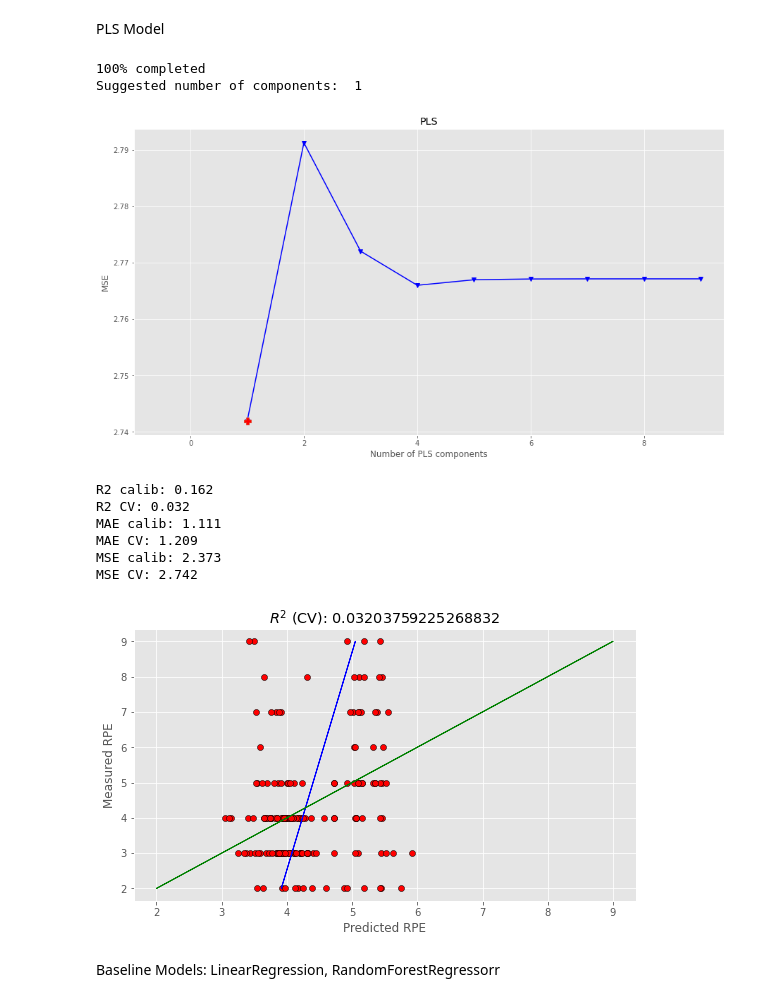
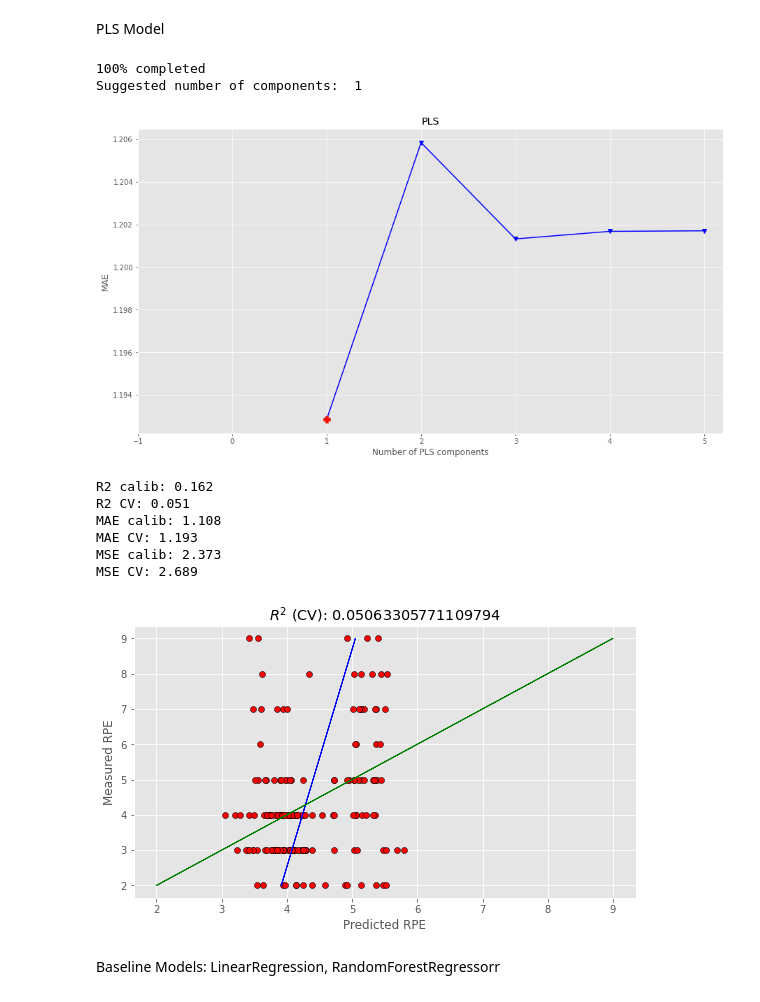
Before and after one commit to djfLtC0dr/python-playground, a Jupyter notebook: DASC522/djfDASC522_final.ipynb, the cells around one changed output. Saved outputs shown, nothing was run; the diff lists cells and outputs as text; code cells hidden in the pictures.

```diff
--- a/DASC522/djfDASC522_final.ipynb
+++ b/DASC522/djfDASC522_final.ipynb
@@ -681,7 +681,7 @@ def optimize_pls_cv(X, y, n_comp, plot_components=True):
     '''Run PLS including a variable number of components, up to n_comp,
        and calculate R2 & MAE & MSE '''
 
-    mse = []
+    mae_pls = []
     component = np.arange(1, n_comp)
 
     for i in component:
@@ -690,32 +690,33 @@ def optimize_pls_cv(X, y, n_comp, plot_components=True):
         # Cross-validation
         y_cv = cross_val_predict(pls, X, y, cv=10)
 
-        mse.append(mean_squared_error(y, y_cv))
-
-        comp = 100*(i+1)/10
+        mae_pls.append(mean_absolute_error(y, y_cv))
+        # print(mae_pls)
+        comp = 100*(i+1)/n_comp
         # Trick to update status on the same line
         stdout.write("\r%d%% completed" % comp)
         stdout.flush()
     stdout.write("\n")
 
-    # Calculate and print the position of minimum in MSE
-    msemin = np.argmin(mse)
-    print("Suggested number of components: ", msemin+1)
+    # Calculate and print the position of minimum in MAE
+    mae_min = np.argmin(mae_pls)
+    # print(mae_pls)
+    print("Suggested number of components: ", mae_min+1)
     stdout.write("\n")
 
     if plot_components is True:
         with plt.style.context(('ggplot')):
-            plt.plot(component, np.array(mse), '-v', color = 'blue', mfc='blue')
-            plt.plot(component[msemin], np.array(mse)[msemin], 'P', ms=10, mfc='red')
+            plt.plot(component, np.array(mae_pls), '-v', color = 'blue', mfc='blue')
+            plt.plot(component[mae_min], np.array(mae_pls)[mae_min], 'P', ms=10, mfc='red')
             plt.xlabel('Number of PLS components')
-            plt.ylabel('MSE')
+            plt.ylabel('MAE')
             plt.title('PLS')
             plt.xlim(left=-1)
 
         plt.show()
 
     # Define PLS object with optimal number of components
-    pls_opt = PLSRegression(n_components=msemin+1)
+    pls_opt = PLSRegression(n_components=mae_min+1)
 
     # Fit to the entire dataset
     pls_opt.fit(X, y)
@@ -741,42 +742,42 @@ def optimize_pls_cv(X, y, n_comp, plot_components=True):
     print('MAE calib: %5.3f' % mae_c)
     print('MAE CV: %5.3f' % mae_cv)
     print('MSE calib: %5.3f' % mse_c)
     print('MSE CV: %5.3f' % mse_cv)
 
     # Plot regression and figures of merit
     # rangey = max(y) - min(y)
     # rangex = max(y_c) - min(y_c)
 
     # Fit a line to the CV vs response
     arr_y = y.values.flatten()
     z = np.polyfit(arr_y, y_c, 1)
     with plt.style.context(('ggplot')):
         fig, ax = plt.subplots(figsize=(9, 5))
         ax.scatter(y_cv, y, c='red', edgecolors='k')
         #Plot the best fit line
         ax.plot(np.polyval(z,y), y, c='blue', linewidth=1)
         #Plot the ideal 1:1 line
         ax.plot(y, y, color='green', linewidth=1)
         plt.title('$R^{2}$ (CV): '+str(score_cv))
         plt.xlabel('Predicted RPE')
         plt.ylabel('Measured RPE')
 
         plt.show()
 
     return
 
-optimize_pls_cv(X,y, 10, plot_components=True)
+optimize_pls_cv(X,y, 6, plot_components=True)
 # %% [output]
 100% completed
 Suggested number of components:  1
-[figure, old version]
+[figure, new version]
 R2 calib: 0.162
-R2 CV: 0.032
-MAE calib: 1.111
-MAE CV: 1.209
+R2 CV: 0.051
+MAE calib: 1.108
+MAE CV: 1.193
 MSE calib: 2.373
-MSE CV: 2.742
+MSE CV: 2.689
-[figure, old version]
+[figure, new version]
 # %% [markdown]
 Baseline Models: LinearRegression, RandomForestRegressorr
 # %%
```
Also changed, not shown: parts of 4 cells of this notebook.
